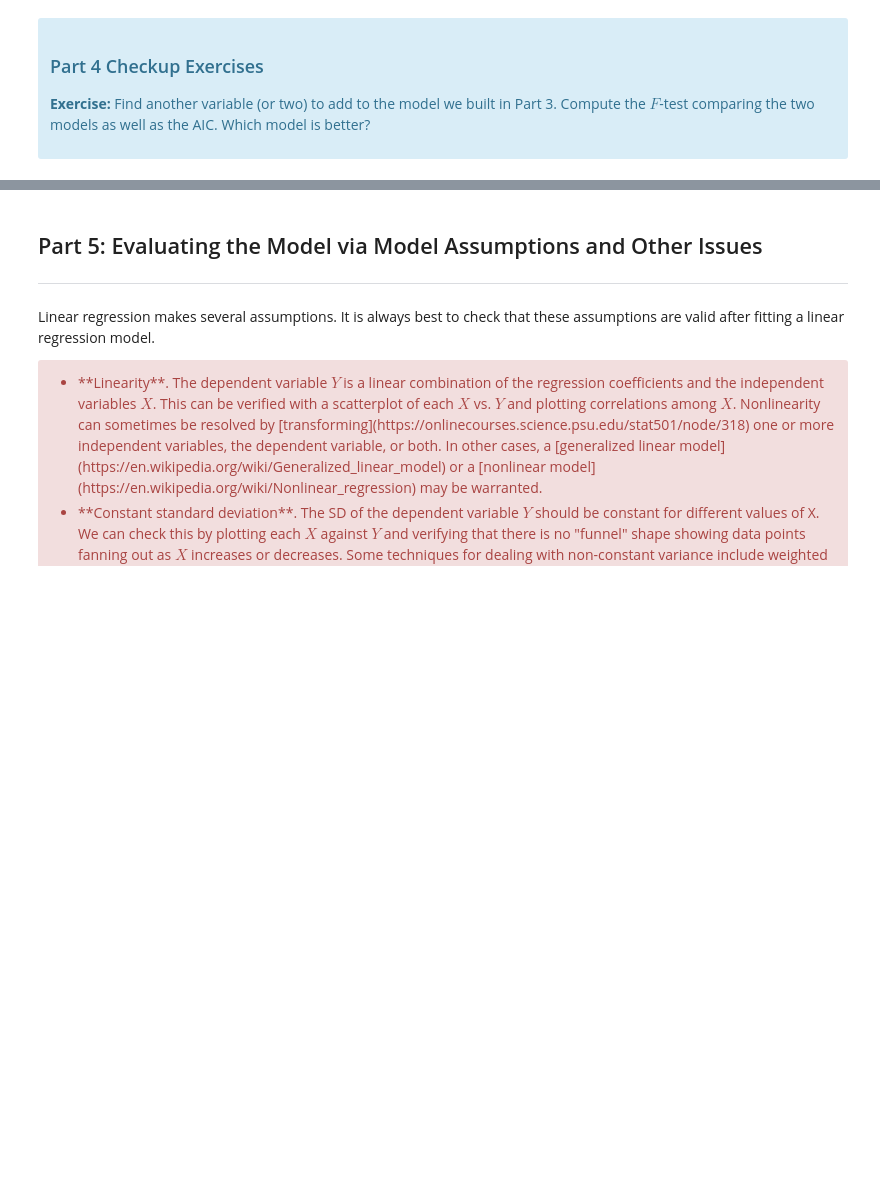
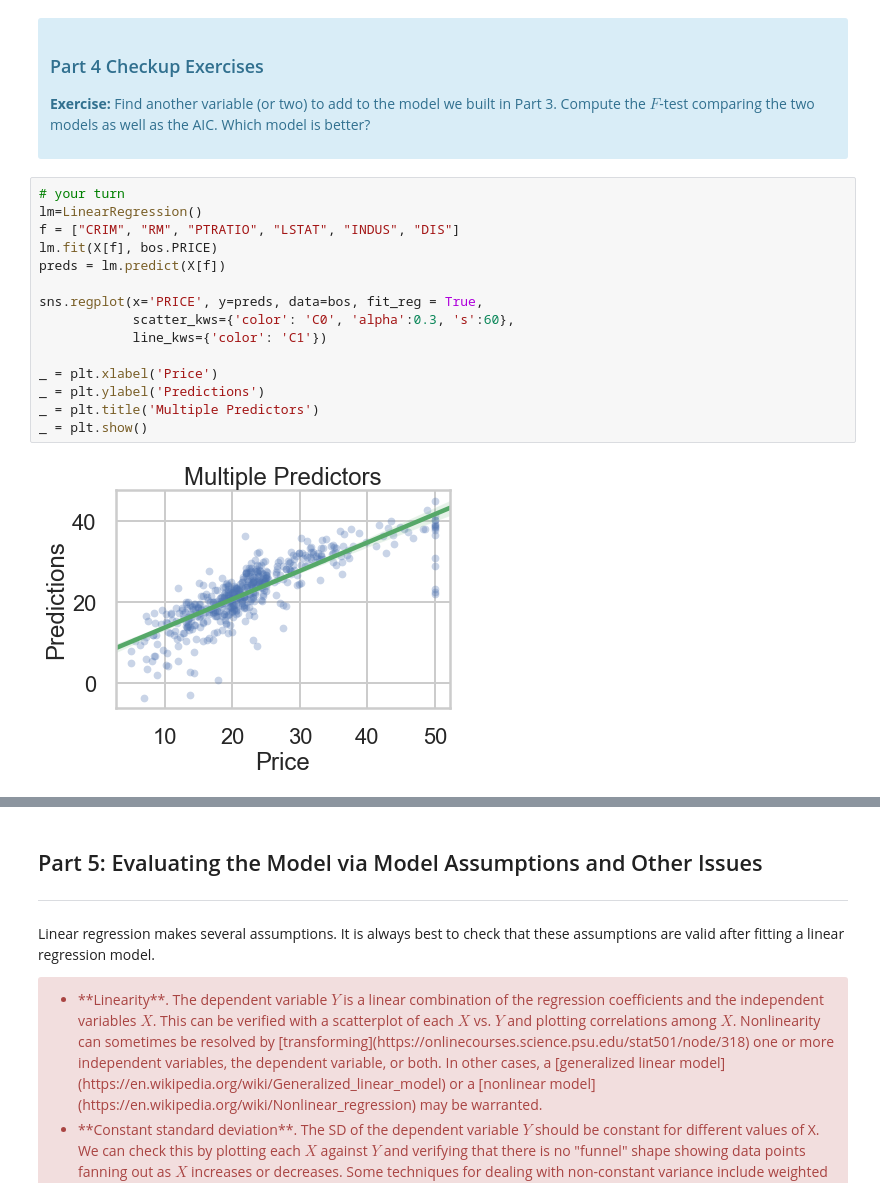
Before and after one commit to vidyasagarsadhanala/dscareertrack, a Jupyter notebook: linear_regression/Mini_Project_Linear_Regression.ipynb, the cells around one changed output, grey strips where cells are left out. Cells and saved outputs as stored; diff of their text form; blank space fills up the shorter version.

```diff
--- a/linear_regression/Mini_Project_Linear_Regression.ipynb
+++ b/linear_regression/Mini_Project_Linear_Regression.ipynb
@@ -893,3 +896,20 @@ where $L$ is the likelihood of the model. AIC is meaningless in the absolute sen
 
 <p><b>Exercise:</b> Find another variable (or two) to add to the model we built in Part 3. Compute the $F$-test comparing the two models as well as the AIC. Which model is better?</p>
 </div>
+# %%
+# your turn
+lm=LinearRegression()
+f = ["CRIM", "RM", "PTRATIO", "LSTAT", "INDUS", "DIS"]
+lm.fit(X[f], bos.PRICE)
+preds = lm.predict(X[f])
+
+sns.regplot(x='PRICE', y=preds, data=bos, fit_reg = True,
+            scatter_kws={'color': 'C0', 'alpha':0.3, 's':60},
+            line_kws={'color': 'C1'})
+
+_ = plt.xlabel('Price')
+_ = plt.ylabel('Predictions')
+_ = plt.title('Multiple Predictors')
+_ = plt.show()
+# %% [output]
+[figure, added]
```
Also changed, not shown: parts of 37 cells of this notebook, 1 other file.
